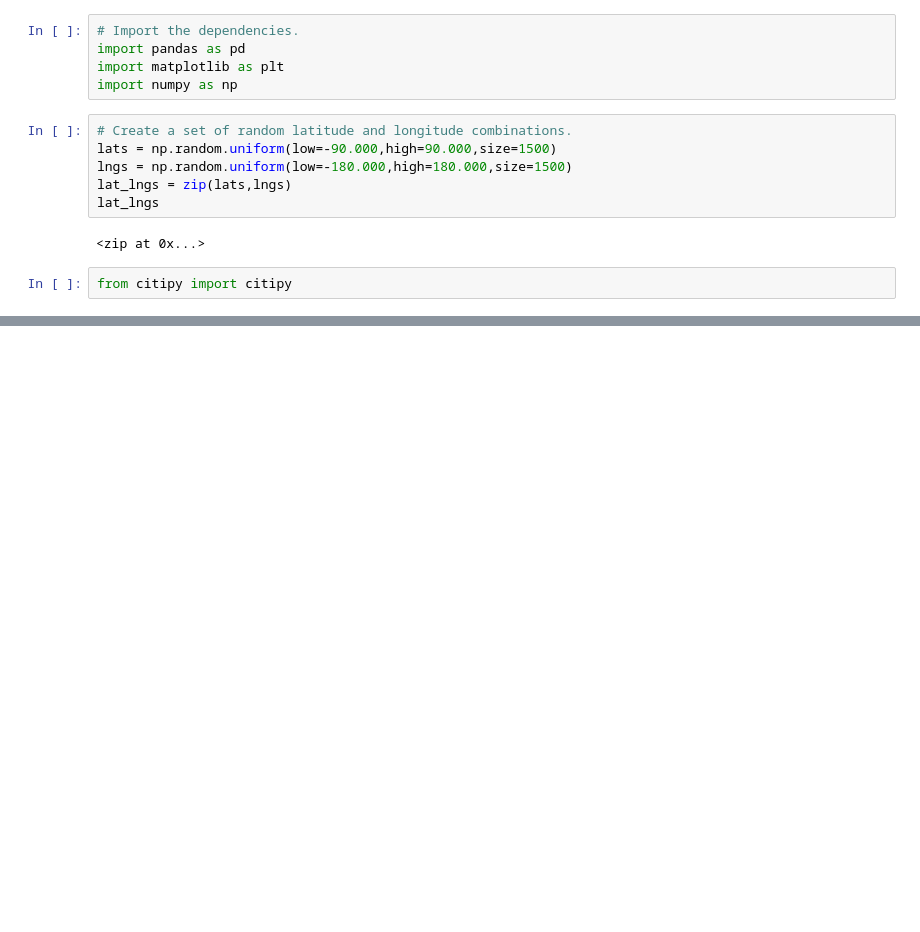
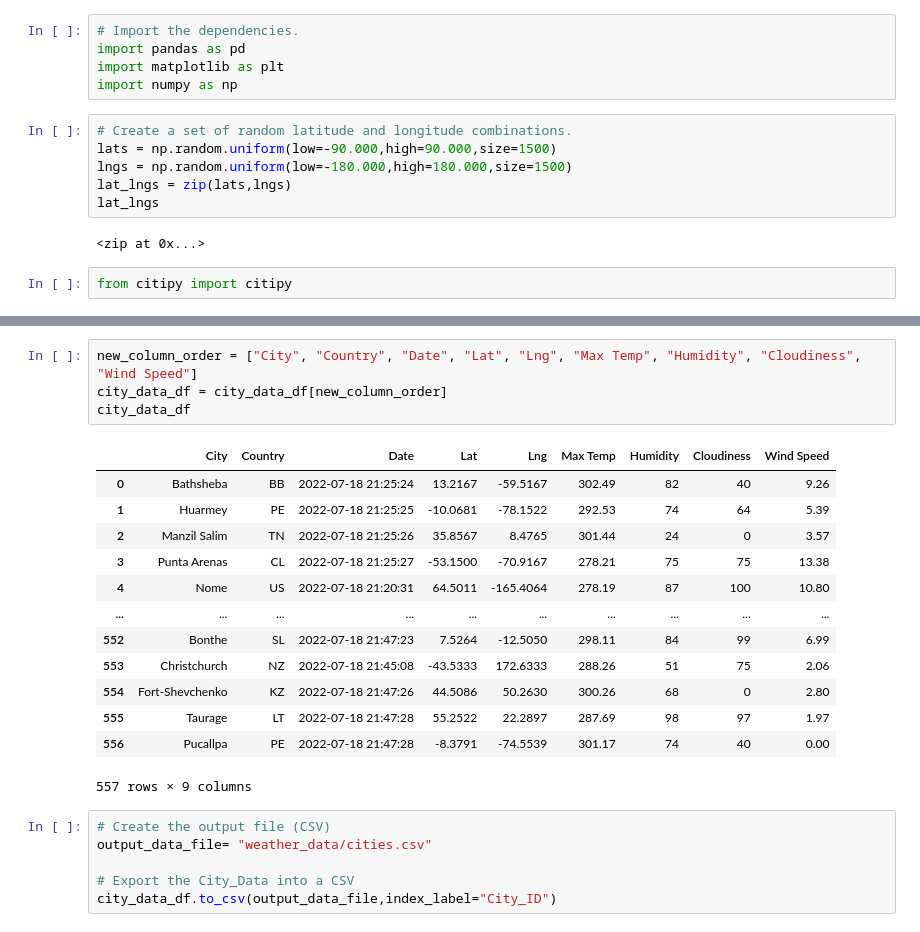
Before and after one commit to Trevor-Crane/World-Weather-Analysis, a Jupyter notebook: WeatherPy.ipynb, the cells around one changed output, grey strips where cells are left out. Saved outputs shown, nothing was run; the diff lists cells and outputs as text; blank space fills up the shorter version.

```diff
--- a/WeatherPy.ipynb
+++ b/WeatherPy.ipynb
@@ -34,0 +151,24 @@ len(cities)
+# %%
+new_column_order = ["City", "Country", "Date", "Lat", "Lng", "Max Temp", "Humidity", "Cloudiness", "Wind Speed"]
+city_data_df = city_data_df[new_column_order]
+city_data_df
+# %% [output]
+|  | City | Country | Date | Lat | Lng | Max Temp | Humidity | Cloudiness | Wind Speed |
+| 0 | Bathsheba | BB | 2022-07-18 21:25:24 | 13.2167 | -59.5167 | 302.49 | 82 | 40 | 9.26 |
+| 1 | Huarmey | PE | 2022-07-18 21:25:25 | -10.0681 | -78.1522 | 292.53 | 74 | 64 | 5.39 |
+| 2 | Manzil Salim | TN | 2022-07-18 21:25:26 | 35.8567 | 8.4765 | 301.44 | 24 | 0 | 3.57 |
+| 3 | Punta Arenas | CL | 2022-07-18 21:25:27 | -53.1500 | -70.9167 | 278.21 | 75 | 75 | 13.38 |
+| 4 | Nome | US | 2022-07-18 21:20:31 | 64.5011 | -165.4064 | 278.19 | 87 | 100 | 10.80 |
+| ... | ... | ... | ... | ... | ... | ... | ... | ... | ... |
+| 552 | Bonthe | SL | 2022-07-18 21:47:23 | 7.5264 | -12.5050 | 298.11 | 84 | 99 | 6.99 |
+| 553 | Christchurch | NZ | 2022-07-18 21:45:08 | -43.5333 | 172.6333 | 288.26 | 51 | 75 | 2.06 |
+| 554 | Fort-Shevchenko | KZ | 2022-07-18 21:47:26 | 44.5086 | 50.2630 | 300.26 | 68 | 0 | 2.80 |
+| 555 | Taurage | LT | 2022-07-18 21:47:28 | 55.2522 | 22.2897 | 287.69 | 98 | 97 | 1.97 |
+| 556 | Pucallpa | PE | 2022-07-18 21:47:28 | -8.3791 | -74.5539 | 301.17 | 74 | 40 | 0.00 |
+557 rows × 9 columns
+# %%
+# Create the output file (CSV)
+output_data_file= "weather_data/cities.csv"
+
+# Export the City_Data into a CSV
+city_data_df.to_csv(output_data_file,index_label="City_ID")
```
Also changed, not shown: parts of 8 cells of this notebook, 2 other files.
